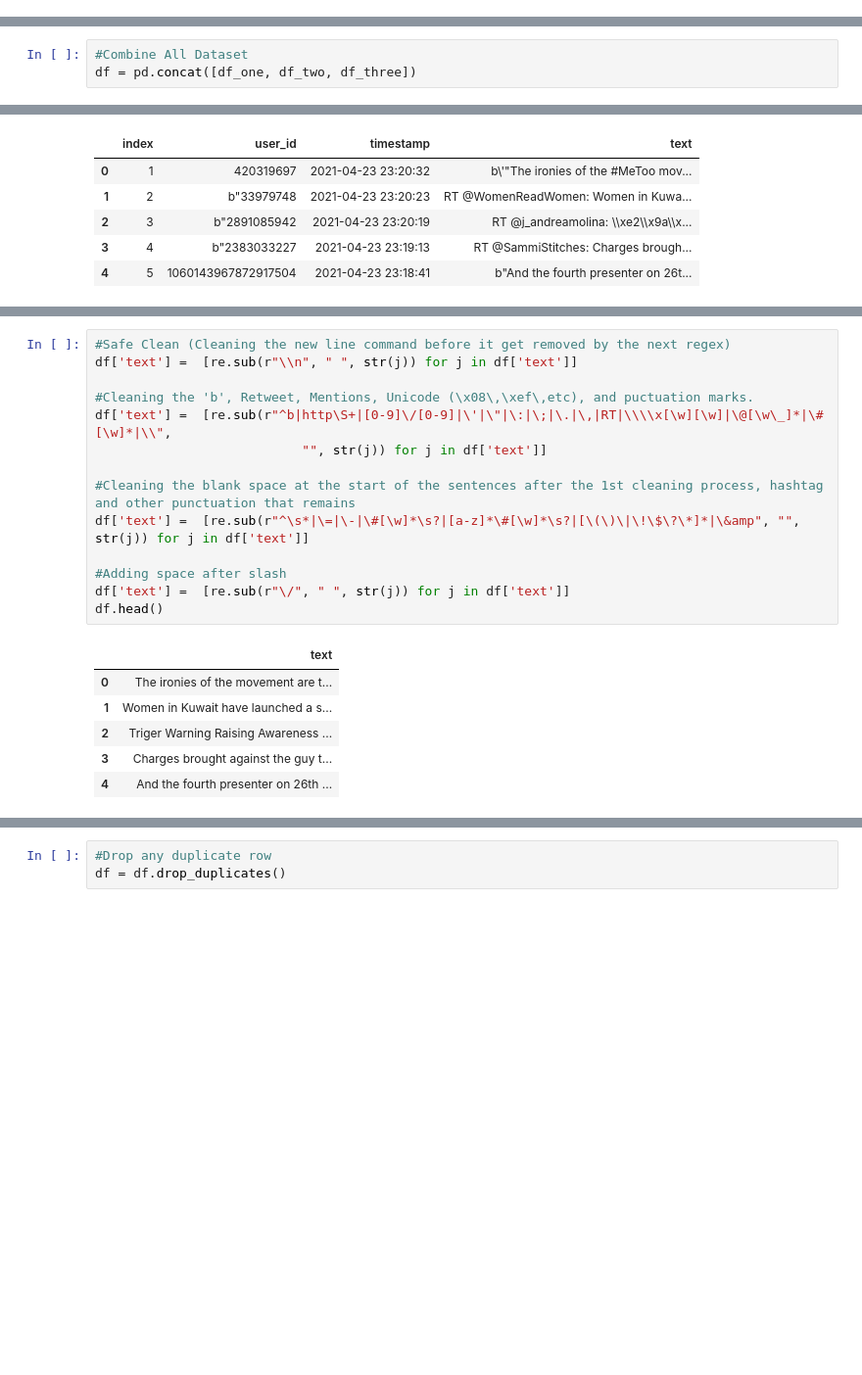
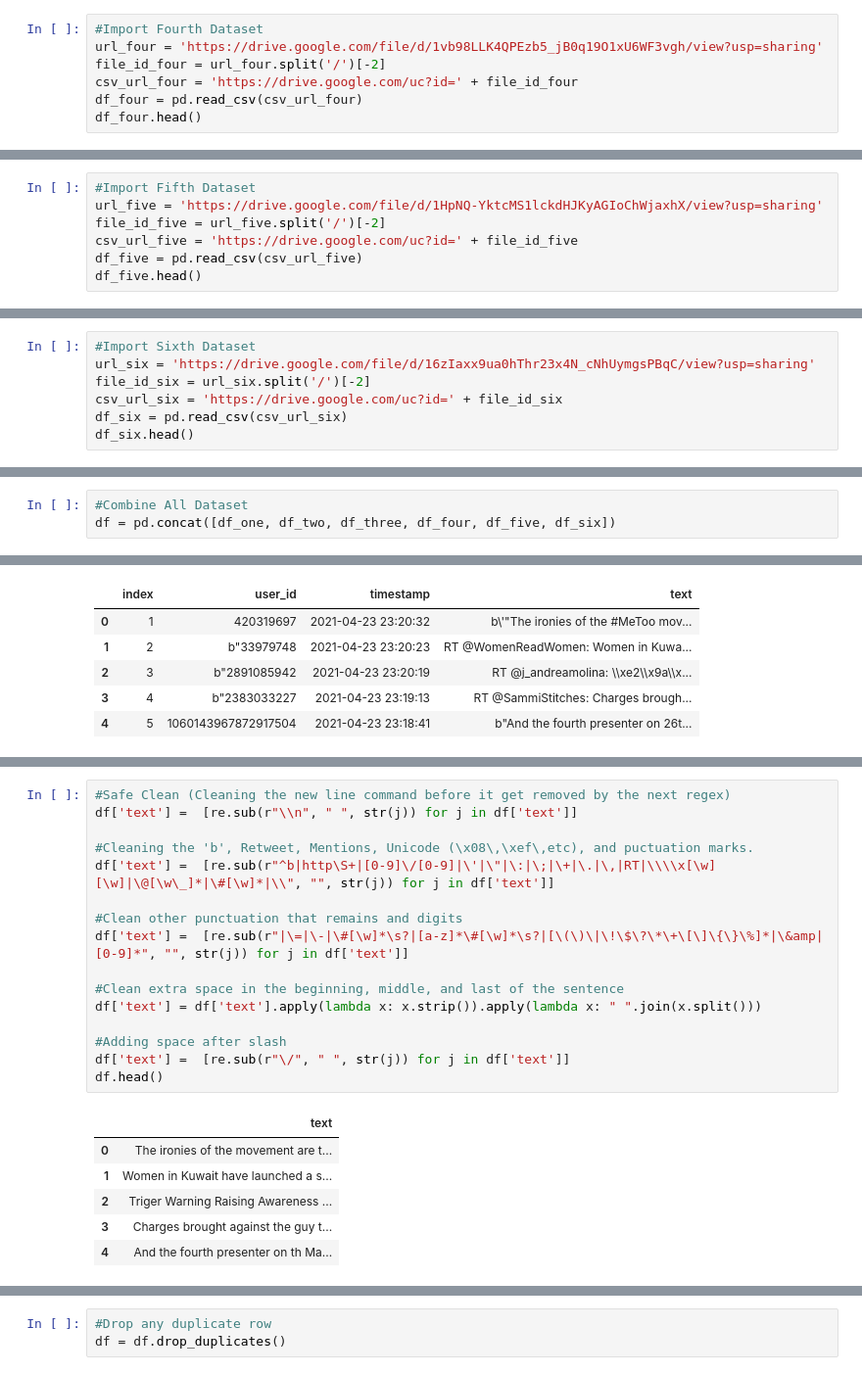
Before and after one commit to aulia-nrp/NLP-using-TensorFlow, a Jupyter notebook: Data_Cleaning_B21_CAP0194.ipynb, the cells around one changed output, grey strips where cells are left out. Shown at 98% size. Cells and saved outputs as stored; diff of their text form; blank space fills up the shorter version.

Commit message:
Adding Dataset, Modifying RegEx

```diff
--- a/Data_Cleaning_B21_CAP0194.ipynb
+++ b/Data_Cleaning_B21_CAP0194.ipynb
@@ -53,3 +53,10 @@ df_three.head()
 | 2 | 3 | b"711294667 | 2021-05-05 23:32:57 | RT @edrormba: Palestinian-America... |
 | 3 | 4 | b"925362823114485765 | 2021-05-05 23:32:57 | RT @bette_oh: And, just like that... |
 | 4 | 5 | b"2323751900 | 2021-05-05 23:31:54 | This guy was in #MeToo right?? ht... |
+# %%
+#Import Fourth Dataset
+url_four = 'https://drive.google.com/file/d/1vb98LLK4QPEzb5_jB0q19O1xU6WF3vgh/view?usp=sharing'
+file_id_four = url_four.split('/')[-2]
+csv_url_four = 'https://drive.google.com/uc?id=' + file_id_four
+df_four = pd.read_csv(csv_url_four)
+df_four.head()
@@ -55,0 +70,7 @@ df_three.head()
+# %%
+#Import Fifth Dataset
+url_five = 'https://drive.google.com/file/d/1HpNQ-YktcMS1lckdHJKyAGIoChWjaxhX/view?usp=sharing'
+file_id_five = url_five.split('/')[-2]
+csv_url_five = 'https://drive.google.com/uc?id=' + file_id_five
+df_five = pd.read_csv(csv_url_five)
+df_five.head()
@@ -55,0 +84,7 @@ df_three.head()
+# %%
+#Import Sixth Dataset
+url_six = 'https://drive.google.com/file/d/16zIaxx9ua0hThr23x4N_cNhUymgsPBqC/view?usp=sharing'
+file_id_six = url_six.split('/')[-2]
+csv_url_six = 'https://drive.google.com/uc?id=' + file_id_six
+df_six = pd.read_csv(csv_url_six)
+df_six.head()
@@ -56,6 +98,6 @@ df_three.head()
 # %%
 #Combine All Dataset
-df = pd.concat([df_one, df_two, df_three])
+df = pd.concat([df_one, df_two, df_three, df_four, df_five, df_six])
 # %%
 df.head()
 # %% [output]
@@ -90,22 +132,24 @@ df
 # %%
 #Safe Clean (Cleaning the new line command before it get removed by the next regex)
 df['text'] =  [re.sub(r"\\n", " ", str(j)) for j in df['text']]
 
 #Cleaning the 'b', Retweet, Mentions, Unicode (\x08\,\xef\,etc), and puctuation marks.
-df['text'] =  [re.sub(r"^b|http\S+|[0-9]\/[0-9]|\'|\"|\:|\;|\.|\,|RT|\\\\x[\w][\w]|\@[\w\_]*|\#[\w]*|\\",
-                           "", str(j)) for j in df['text']]
+df['text'] =  [re.sub(r"^b|http\S+|[0-9]\/[0-9]|\'|\"|\:|\;|\+|\.|\,|RT|\\\\x[\w][\w]|\@[\w\_]*|\#[\w]*|\\", "", str(j)) for j in df['text']]
 
-#Cleaning the blank space at the start of the sentences after the 1st cleaning process, hashtag and other punctuation that remains
-df['text'] =  [re.sub(r"^\s*|\=|\-|\#[\w]*\s?|[a-z]*\#[\w]*\s?|[\(\)\|\!\$\?\*]*|\&amp", "", str(j)) for j in df['text']]
+#Clean other punctuation that remains and digits
+df['text'] =  [re.sub(r"|\=|\-|\#[\w]*\s?|[a-z]*\#[\w]*\s?|[\(\)\|\!\$\?\*\+\[\]\{\}\%]*|\&amp|[0-9]*", "", str(j)) for j in df['text']]
+
+#Clean extra space in the beginning, middle, and last of the sentence
+df['text'] = df['text'].apply(lambda x: x.strip()).apply(lambda x: " ".join(x.split()))
 
 #Adding space after slash
 df['text'] =  [re.sub(r"\/", " ", str(j)) for j in df['text']]
 df.head()
 # %% [output]
 |  | text |
 | 0 | The ironies of the movement are t... |
 | 1 | Women in Kuwait have launched a s... |
 | 2 | Triger Warning Raising Awareness ... |
 | 3 | Charges brought against the guy t... |
-| 4 | And the fourth presenter on 26th ... |
+| 4 | And the fourth presenter on th Ma... |
 # %%
```
Also changed, not shown: parts of 7 cells of this notebook.
